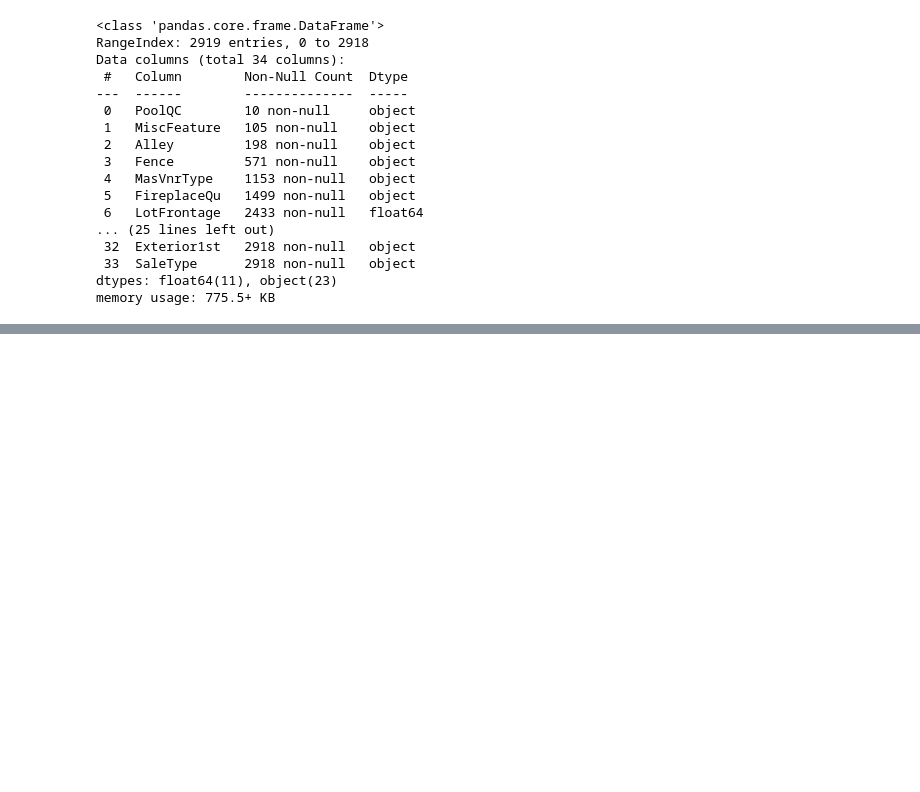
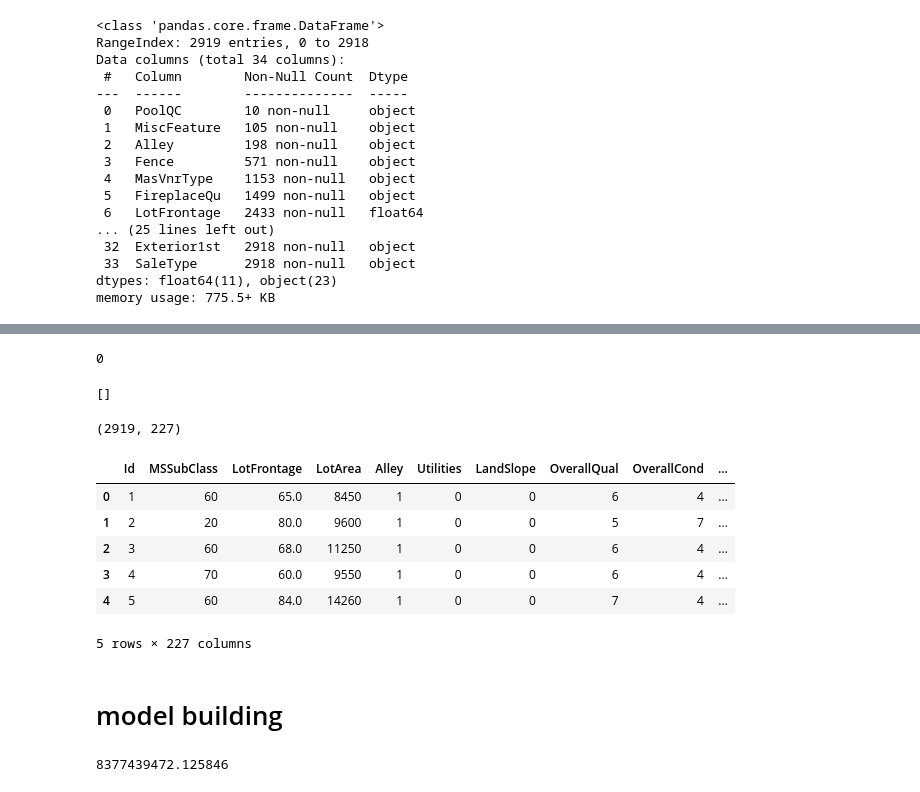
Before and after one commit to Lama-Alsaif/Housing-Prices, a Jupyter notebook: Housing_Prices.ipynb, the cells around one changed output, grey strips where cells are left out. Drawn from its saved outputs; the diff is of its cells as text; code cells hidden in the pictures; blank space fills up the shorter version.

Commit message:
removed null values, preprocessed and tested a baseline

```diff
--- a/Housing_Prices.ipynb
+++ b/Housing_Prices.ipynb
@@ -174,0 +235,6 @@ dtype: int64
+# %%
+# all the missing values in the garage columns are because there is no garage, so we can fill them with 0
+combined[garage] = combined[garage].fillna(0)
+# %%
+# fill the rest of the columns with the mode
+combined = combined.fillna(combined.mode().iloc[0])
@@ -174,0 +297,59 @@ dtype: int64
+# %%
+# catigorical columns with ordering
+ranked_col = [
+    "Utilities",
+    "OverallQual",
+    "OverallCond",
+    "ExterQual",
+    "ExterCond",
+    "BsmtQual",
+    "BsmtCond",
+    "BsmtExposure",
+    "BsmtFinType1",
+    "BsmtFinType2",
+    "HeatingQC",
+    "KitchenQual",
+    "Functional",
+    "FireplaceQu",
+    "GarageFinish",
+    "GarageQual",
+    "GarageCond",
+    "PavedDrive",
+    "PoolQC",
+    "Fence",
+    "Alley",
+    "LandSlope",
+]
+# Label encoding
+from sklearn.preprocessing import LabelEncoder
+
+le = LabelEncoder()
+for col in ranked_col:
+    combined[col] = le.fit_transform(combined[col])
+# %%
+# one hot encoding for the rest of the object columns
+combined = pd.get_dummies(combined)
+# %%
+# object columns
+obj_cols = combined.select_dtypes(include='object').columns.to_list()
+print(len(obj_cols))
+obj_cols
+# %% [output]
+0
+[]
+# %%
+combined.shape
+# %% [output]
+(2919, 227)
+# %%
+combined.head()
+# %% [output]
+|  | Id | MSSubClass | LotFrontage | LotArea | Alley | Utilities | LandSlope | OverallQual | OverallCond | ... |
+| 0 | 1 | 60 | 65.0 | 8450 | 1 | 0 | 0 | 6 | 4 | ... |
+| 1 | 2 | 20 | 80.0 | 9600 | 1 | 0 | 0 | 5 | 7 | ... |
+| 2 | 3 | 60 | 68.0 | 11250 | 1 | 0 | 0 | 6 | 4 | ... |
+| 3 | 4 | 70 | 60.0 | 9550 | 1 | 0 | 0 | 6 | 4 | ... |
+| 4 | 5 | 60 | 84.0 | 14260 | 1 | 0 | 0 | 7 | 4 | ... |
+5 rows × 227 columns
+# %% [markdown]
+# model building
@@ -174,0 +379,10 @@ dtype: int64
+# %%
+
+# Random Forest
+rf = RandomForestRegressor()
+rf.fit(X_train, y_train)
+y_pred = rf.predict(X_test)
+mse = mean_squared_error(y_test, y_pred)
+print(mse)
+# %% [output]
+8377439472.125846
```
Also changed, not shown: parts of 29 cells of this notebook.
